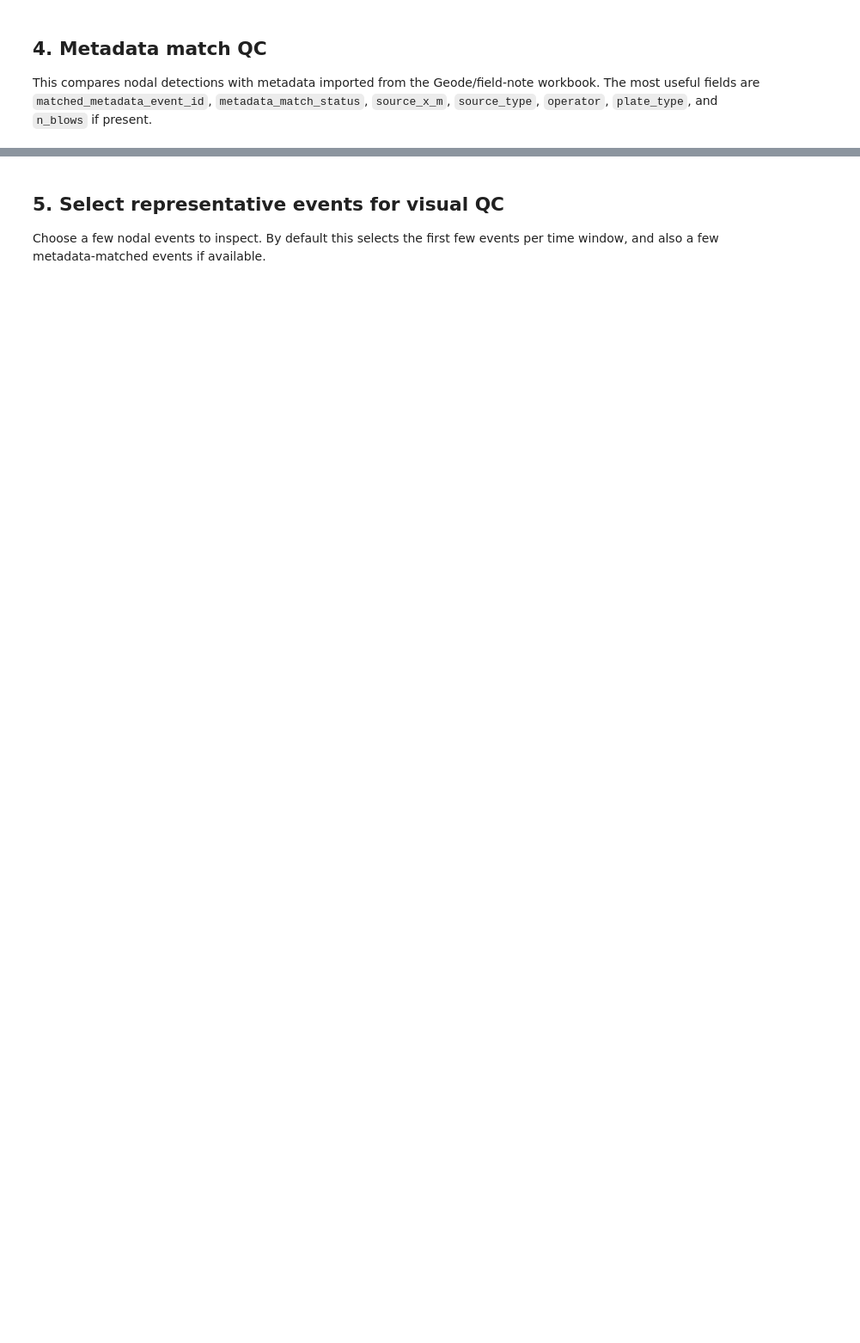
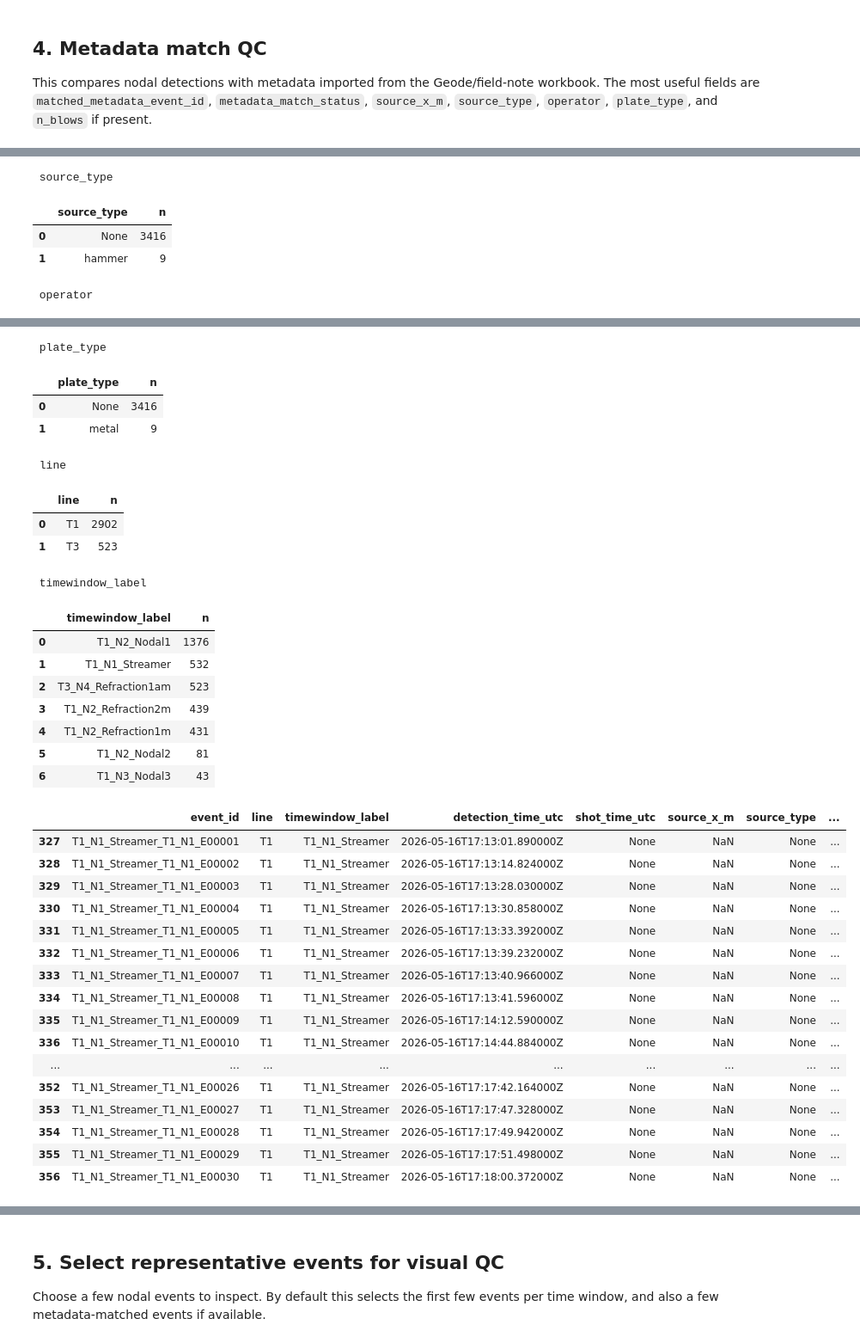
Before and after one commit to USF-Seismology/karstgeo, a Jupyter notebook: 02_processing/nodes/91_qc_nodal_catalog_gathers_and_metadata_matches.ipynb, the cells around one changed output, grey strips where cells are left out. Shown at 86% size. Drawn from its saved outputs; the diff is of its cells as text; code cells hidden in the pictures; blank space fills up the shorter version.

```diff
--- a/02_processing/nodes/91_qc_nodal_catalog_gathers_and_metadata_matches.ipynb
+++ b/02_processing/nodes/91_qc_nodal_catalog_gathers_and_metadata_matches.ipynb
@@ -210,8 +363,7 @@ if not shot_events.empty:
 
     for col in ['metadata_match_status', 'source_type', 'operator', 'plate_type', 'line', 'timewindow_label']:
         if col in nodal.columns:
-            print('
-', col)
+            print('', col)
             display(nodal[col].value_counts(dropna=False).rename_axis(col).reset_index(name='n'))
 
     # Show matched event examples
@@ -226,3 +378,4 @@ if not shot_events.empty:
         nodal[match_cols].to_csv(QC_OUTPUT / 'nodal_metadata_match_qc.csv', index=False)
 else:
     print('shot_events table is empty.')
+# %% [output]
@@ -228,0 +398,5 @@ else:
+ source_type
+|  | source_type | n |
+| 0 | None | 3416 |
+| 1 | hammer | 9 |
+ operator
@@ -229,3 +412,37 @@ else:
+ plate_type
+|  | plate_type | n |
+| 0 | None | 3416 |
+| 1 | metal | 9 |
+ line
+|  | line | n |
+| 0 | T1 | 2902 |
+| 1 | T3 | 523 |
+ timewindow_label
+|  | timewindow_label | n |
+| 0 | T1_N2_Nodal1 | 1376 |
+| 1 | T1_N1_Streamer | 532 |
+| 2 | T3_N4_Refraction1am | 523 |
+| 3 | T1_N2_Refraction2m | 439 |
+| 4 | T1_N2_Refraction1m | 431 |
+| 5 | T1_N2_Nodal2 | 81 |
+| 6 | T1_N3_Nodal3 | 43 |
+|  | event_id | line | timewindow_label | detection_time_utc | shot_time_utc | source_x_m | source_type | ... |
+| 327 | T1_N1_Streamer_T1_N1_E00001 | T1 | T1_N1_Streamer | 2026-05-16T17:13:01.890000Z | None | NaN | None | ... |
+| 328 | T1_N1_Streamer_T1_N1_E00002 | T1 | T1_N1_Streamer | 2026-05-16T17:13:14.824000Z | None | NaN | None | ... |
+| 329 | T1_N1_Streamer_T1_N1_E00003 | T1 | T1_N1_Streamer | 2026-05-16T17:13:28.030000Z | None | NaN | None | ... |
+| 330 | T1_N1_Streamer_T1_N1_E00004 | T1 | T1_N1_Streamer | 2026-05-16T17:13:30.858000Z | None | NaN | None | ... |
+| 331 | T1_N1_Streamer_T1_N1_E00005 | T1 | T1_N1_Streamer | 2026-05-16T17:13:33.392000Z | None | NaN | None | ... |
+| 332 | T1_N1_Streamer_T1_N1_E00006 | T1 | T1_N1_Streamer | 2026-05-16T17:13:39.232000Z | None | NaN | None | ... |
+| 333 | T1_N1_Streamer_T1_N1_E00007 | T1 | T1_N1_Streamer | 2026-05-16T17:13:40.966000Z | None | NaN | None | ... |
+| 334 | T1_N1_Streamer_T1_N1_E00008 | T1 | T1_N1_Streamer | 2026-05-16T17:13:41.596000Z | None | NaN | None | ... |
+| 335 | T1_N1_Streamer_T1_N1_E00009 | T1 | T1_N1_Streamer | 2026-05-16T17:14:12.590000Z | None | NaN | None | ... |
+| 336 | T1_N1_Streamer_T1_N1_E00010 | T1 | T1_N1_Streamer | 2026-05-16T17:14:44.884000Z | None | NaN | None | ... |
+| ... | ... | ... | ... | ... | ... | ... | ... | ... |
+| 352 | T1_N1_Streamer_T1_N1_E00026 | T1 | T1_N1_Streamer | 2026-05-16T17:17:42.164000Z | None | NaN | None | ... |
+| 353 | T1_N1_Streamer_T1_N1_E00027 | T1 | T1_N1_Streamer | 2026-05-16T17:17:47.328000Z | None | NaN | None | ... |
+| 354 | T1_N1_Streamer_T1_N1_E00028 | T1 | T1_N1_Streamer | 2026-05-16T17:17:49.942000Z | None | NaN | None | ... |
+| 355 | T1_N1_Streamer_T1_N1_E00029 | T1 | T1_N1_Streamer | 2026-05-16T17:17:51.498000Z | None | NaN | None | ... |
+| 356 | T1_N1_Streamer_T1_N1_E00030 | T1 | T1_N1_Streamer | 2026-05-16T17:18:00.372000Z | None | NaN | None | ... |
 # %%
 # Histogram of time residuals for metadata matches, if available
 if 'metadata_time_residual_s' in shot_events.columns:
```
Also changed, not shown: parts of 16 cells of this notebook, 26 other files.
